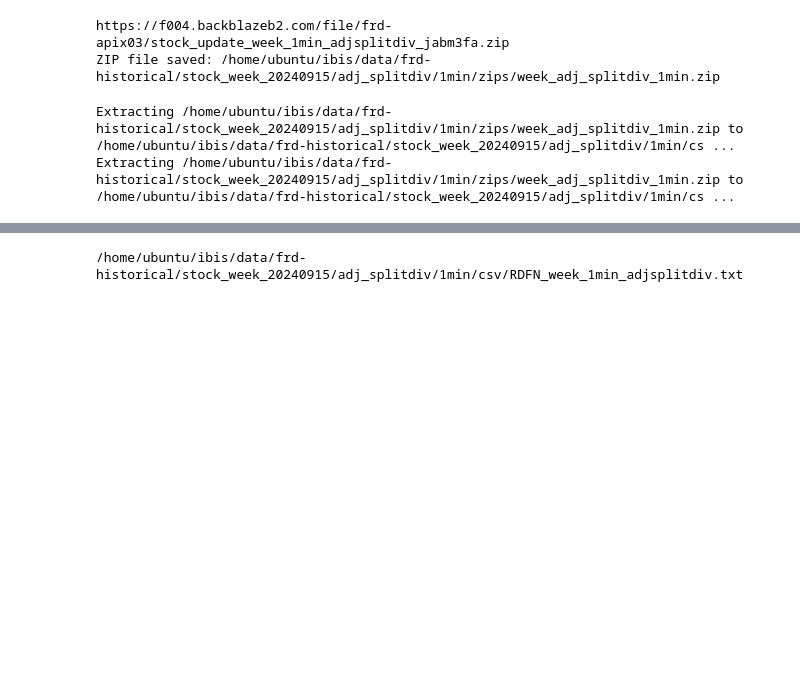
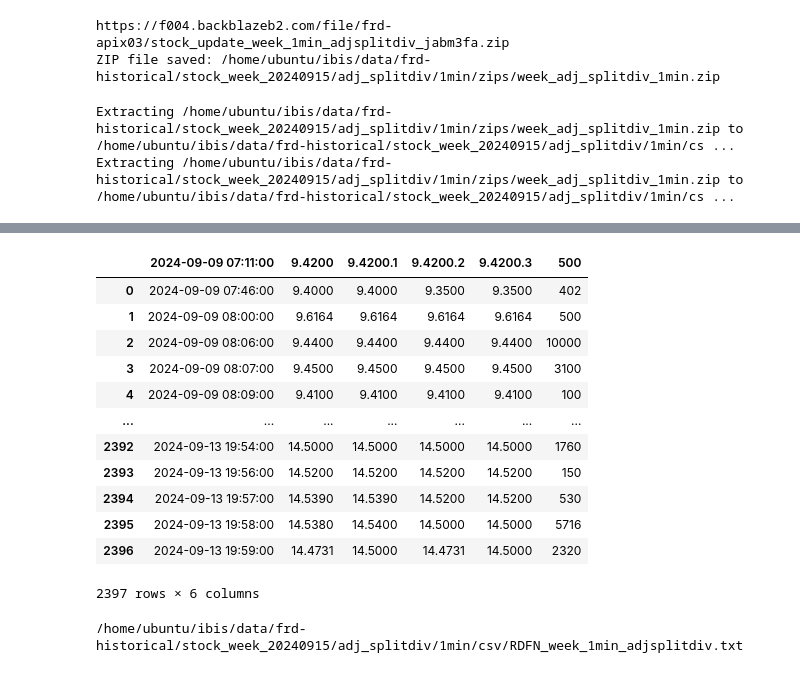
Before and after one commit to 196sigma/ibis, a Jupyter notebook: notebooks/frd-api-v2.ipynb, the cells around one changed output, grey strips where cells are left out. Cells and saved outputs as stored; diff of their text form; code cells hidden in the pictures; blank space fills up the shorter version.

```diff
--- a/notebooks/frd-api-v2.ipynb
+++ b/notebooks/frd-api-v2.ipynb
@@ -292,3 +310,20 @@ CSV_DIR
+# %%
+Y = pd.read_csv("/home/ubuntu/ibis/data/frd-historical/stock_week_20240915/adj_splitdiv/1min/csv/RDFN_week_1min_adjsplitdiv.txt")
+Y
+# %% [output]
+|  | 2024-09-09 07:11:00 | 9.4200 | 9.4200.1 | 9.4200.2 | 9.4200.3 | 500 |
+| 0 | 2024-09-09 07:46:00 | 9.4000 | 9.4000 | 9.3500 | 9.3500 | 402 |
+| 1 | 2024-09-09 08:00:00 | 9.6164 | 9.6164 | 9.6164 | 9.6164 | 500 |
+| 2 | 2024-09-09 08:06:00 | 9.4400 | 9.4400 | 9.4400 | 9.4400 | 10000 |
+| 3 | 2024-09-09 08:07:00 | 9.4500 | 9.4500 | 9.4500 | 9.4500 | 3100 |
+| 4 | 2024-09-09 08:09:00 | 9.4100 | 9.4100 | 9.4100 | 9.4100 | 100 |
+| ... | ... | ... | ... | ... | ... | ... |
+| 2392 | 2024-09-13 19:54:00 | 14.5000 | 14.5000 | 14.5000 | 14.5000 | 1760 |
+| 2393 | 2024-09-13 19:56:00 | 14.5200 | 14.5200 | 14.5200 | 14.5200 | 150 |
+| 2394 | 2024-09-13 19:57:00 | 14.5390 | 14.5390 | 14.5200 | 14.5200 | 530 |
+| 2395 | 2024-09-13 19:58:00 | 14.5380 | 14.5400 | 14.5000 | 14.5000 | 5716 |
+| 2396 | 2024-09-13 19:59:00 | 14.4731 | 14.5000 | 14.4731 | 14.5000 | 2320 |
+2397 rows × 6 columns
 # %%
 ticker = 'RDFN'
 fp = f"{ticker}_{period}_{timeframe}_{adjustment.replace('_','')}.txt"
```
Also changed, not shown: parts of 3 cells of this notebook.
